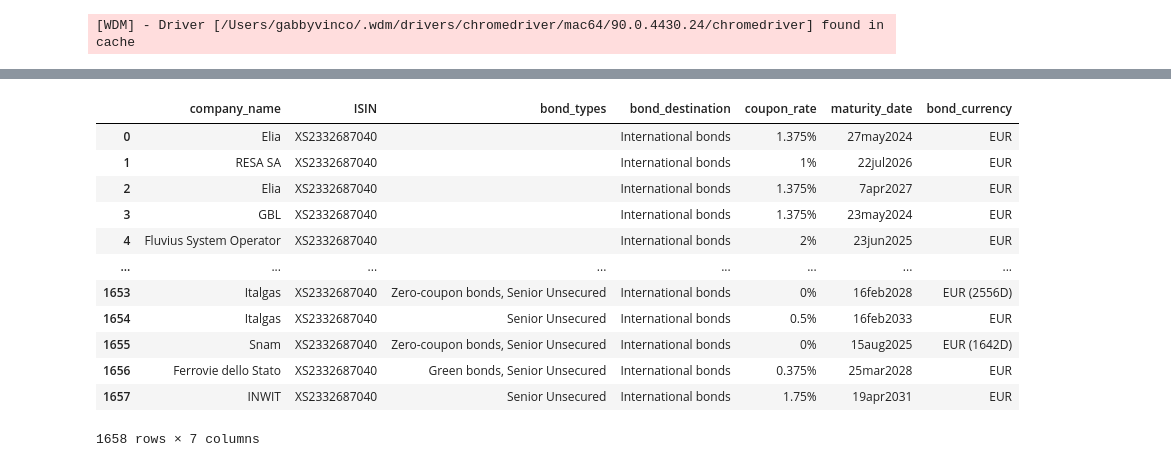
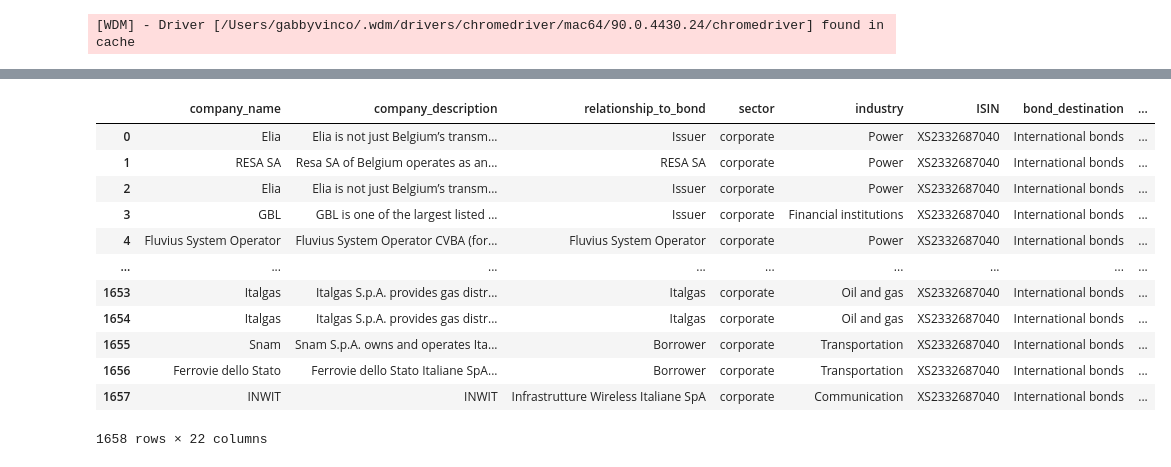
Before and after one commit to gabriellavinco/ECB-Bond-Purchases, a Jupyter notebook: Notebooks/boerse_method.ipynb, the cells around one changed output, grey strips where cells are left out. Drawn from its saved outputs; the diff is of its cells as text; code cells hidden in the pictures.

```diff
--- a/Notebooks/boerse_method.ipynb
+++ b/Notebooks/boerse_method.ipynb
@@ -547,3 +537,11 @@ for item in basic_info:
     isin_code = ctryNcode[1]
     currency_list.append(currency)
     isin_code_list.append(isin_code)
+# %%
+# create lists to split items into from issue_info
+comp_text = []
+sector = []
+industry = []
+nominal = []
+stocks = []
+relationship_status = []
@@ -552,25 +586,21 @@ for item in basic_info:
 all_bond_info = pd.DataFrame(name_list, columns=["company_name"])
 # %%
 # add columns to the dataframe with the rest of the variables we created
+all_bond_info["company_description"] = comp_text
+all_bond_info["relationship_to_bond"] = relationship_status
+all_bond_info["sector"] = sector
+all_bond_info["industry"] = industry
 all_bond_info["ISIN"] = isin_code
-all_bond_info["bond_types"] = b_types
 all_bond_info["bond_destination"] = bond_location
 all_bond_info["coupon_rate"] = percentage_list
+all_bond_info["amount"] = amount_list
+all_bond_info["nominal"] = nominal
 all_bond_info["maturity_date"] = date_list
 all_bond_info["bond_currency"] = currency_list
+all_bond_info["country"] = country_of_risk_list
+all_bond_info["status"] = status_list
+all_bond_info["stocks_info"] = stocks
+all_bond_info["bond_types"] = b_types
-# %%
-all_bond_info
-# %% [output]
-|  | company_name | ISIN | bond_types | bond_destination | coupon_rate | maturity_date | bond_currency |
-| 0 | Elia | XS2332687040 |  | International bonds | 1.375% | 27may2024 | EUR |
-| 1 | RESA SA | XS2332687040 |  | International bonds | 1% | 22jul2026 | EUR |
-| 2 | Elia | XS2332687040 |  | International bonds | 1.375% | 7apr2027 | EUR |
-| 3 | GBL | XS2332687040 |  | International bonds | 1.375% | 23may2024 | EUR |
-| 4 | Fluvius System Operator | XS2332687040 |  | International bonds | 2% | 23jun2025 | EUR |
-| ... | ... | ... | ... | ... | ... | ... | ... |
-| 1653 | Italgas | XS2332687040 | Zero-coupon bonds, Senior Unsecured | International bonds | 0% | 16feb2028 | EUR (2556D) |
-| 1654 | Italgas | XS2332687040 | Senior Unsecured | International bonds | 0.5% | 16feb2033 | EUR |
-| 1655 | Snam | XS2332687040 | Zero-coupon bonds, Senior Unsecured | International bonds | 0% | 15aug2025 | EUR (1642D) |
-| 1656 | Ferrovie dello Stato | XS2332687040 | Green bonds, Senior Unsecured | International bonds | 0.375% | 25mar2028 | EUR |
-| 1657 | INWIT | XS2332687040 | Senior Unsecured | International bonds | 1.75% | 19apr2031 | EUR |
-1658 rows × 7 columns
+# %%
+# takes the different types of bond_types and provides a yes/no in seperate columns
+bond_type_df = all_bond_info['bond_types'].str.get_dummies(', ').replace({0:'no', 1:'yes'})
@@ -577,2 +609,20 @@ all_bond_info
+# %%
+all_bond_df = pd.concat([all_bond_info, bond_type_df], axis=1)
+# %%
+all_bond_df
+# %% [output]
+|  | company_name | company_description | relationship_to_bond | sector | industry | ISIN | bond_destination | ... |
+| 0 | Elia | Elia is not just Belgium’s transm... | Issuer | corporate | Power | XS2332687040 | International bonds | ... |
+| 1 | RESA SA | Resa SA of Belgium operates as an... | RESA SA | corporate | Power | XS2332687040 | International bonds | ... |
+| 2 | Elia | Elia is not just Belgium’s transm... | Issuer | corporate | Power | XS2332687040 | International bonds | ... |
+| 3 | GBL | GBL is one of the largest listed ... | Issuer | corporate | Financial institutions | XS2332687040 | International bonds | ... |
+| 4 | Fluvius System Operator | Fluvius System Operator CVBA (for... | Fluvius System Operator | corporate | Power | XS2332687040 | International bonds | ... |
+| ... | ... | ... | ... | ... | ... | ... | ... | ... |
+| 1653 | Italgas | Italgas S.p.A. provides gas distr... | Italgas | corporate | Oil and gas | XS2332687040 | International bonds | ... |
+| 1654 | Italgas | Italgas S.p.A. provides gas distr... | Italgas | corporate | Oil and gas | XS2332687040 | International bonds | ... |
+| 1655 | Snam | Snam S.p.A. owns and operates Ita... | Borrower | corporate | Transportation | XS2332687040 | International bonds | ... |
+| 1656 | Ferrovie dello Stato | Ferrovie dello Stato Italiane SpA... | Borrower | corporate | Transportation | XS2332687040 | International bonds | ... |
+| 1657 | INWIT | INWIT | Infrastrutture Wireless Italiane SpA | corporate | Communication | XS2332687040 | International bonds | ... |
+1658 rows × 22 columns
 # %%
 # save the unique_improved to csv file
```
Also changed, not shown: parts of 17 cells of this notebook, 5 other files.
